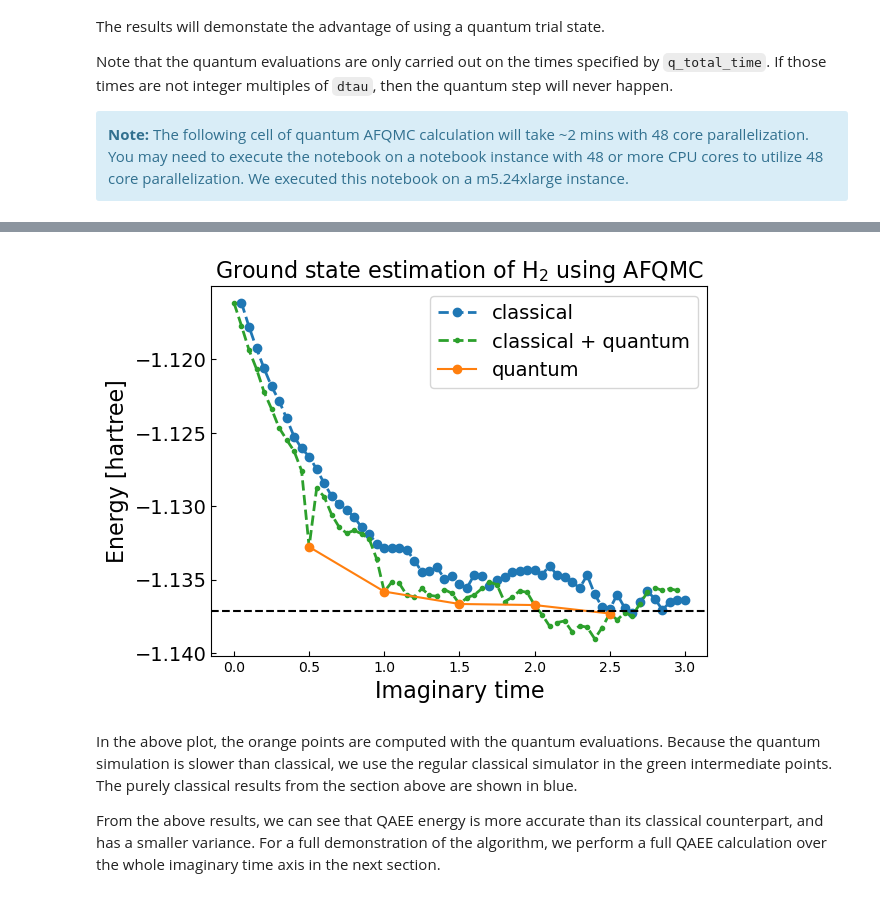
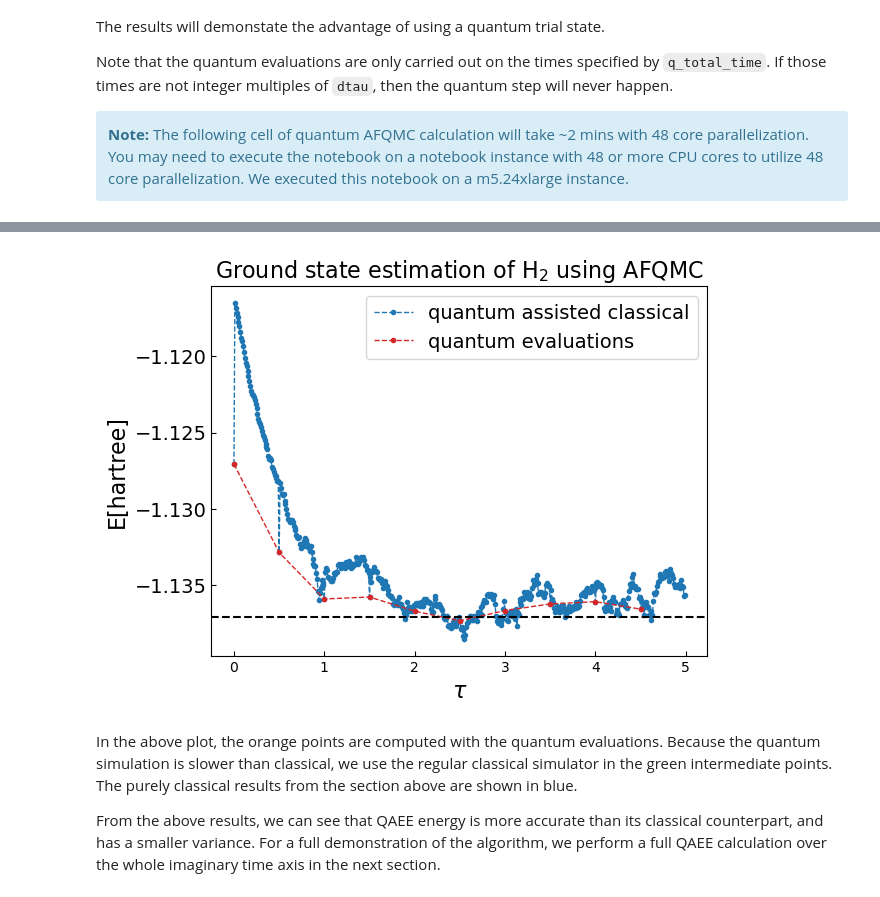
Before and after one commit to BenchenH/amazon-braket-examples, a Jupyter notebook: examples/hybrid_quantum_algorithms/Quantum_Monte_Carlo_Chemistry/Quantum_Monte_Carlo_Chemistry.ipynb, the cells around one changed output, grey strips where cells are left out. Cells and saved outputs as stored; diff of their text form; code cells hidden in the pictures.

```diff
--- a/examples/hybrid_quantum_algorithms/Quantum_Monte_Carlo_Chemistry/Quantum_Monte_Carlo_Chemistry.ipynb
+++ b/examples/hybrid_quantum_algorithms/Quantum_Monte_Carlo_Chemistry/Quantum_Monte_Carlo_Chemistry.ipynb
@@ -472,18 +450,22 @@ Note that the quantum evaluations are only carried out on the times specified by
 <b>Note:</b> The following cell of quantum AFQMC calculation will take ~2 mins with 48 core parallelization. You may need to execute the notebook on a notebook instance with 48 or more CPU cores to utilize 48 core parallelization. We executed this notebook on a m5.24xlarge instance.
 </div>
 # %%
+import pennylane as qml
+
 %%time
-from afqmc.quantum_afqmc_pennylane import qAFQMC
+from afqmc.quantum_afqmc_pennylane import quantum_afqmc
+
+dtau = 0.01
+num_steps = 500
+num_walkers = 1000
 
 dev = qml.device("lightning.qubit", wires=4)
 
-q_total_time = [0.5, 1.0, 1.5, 2.0, 2.5, 3.0]  # make sure they are multiples of dtau
+quantum_times = [dtau * i for i in range(0, num_steps, 50)]
 
-dtau = 0.05
-num_steps = 60
-num_walkers = 2000
+print(f"Quantum evaluation of enerngy will happen at times: \n {quantum_times}")
 
-c_fallback_times, qtimes, cE_list, qE_list, E_list = qAFQMC(
-    q_total_time, num_walkers, num_steps, dtau, trial, prop, dev, max_pool=24
+quantum_energies, weighted_es = quantum_afqmc(
+    quantum_times, num_walkers, num_steps, dtau, trial, prop, max_pool=96, dev=dev
 )
 # %% [output]
@@ -492,42 +485,35 @@ Wall time: 2min 58s
 # %%
-plt.clf()
+import matplotlib.pyplot as plt
+
+%matplotlib inline
 plt.plot(
-    classical_times,
-    classical_energies,
+    dtau * np.arange(num_steps),
+    weighted_es,
     linestyle="dashed",
-    marker="o",
+    marker=".",
     color="tab:blue",
-    linewidth=2,
-    label="classical",
+    linewidth=1,
+    label="quantum assisted classical",
 )
 plt.plot(
-    sorted(c_fallback_times + qtimes),
-    E_list,
+    quantum_times,
+    quantum_energies,
     linestyle="dashed",
-    marker="o",
-    markersize=3,
-    color="tab:green",
-    linewidth=2,
-    label="classical + quantum",
-)
-plt.plot(
-    qtimes,
-    qE_list,
-    linestyle="-",
-    marker="o",
-    color="tab:orange",
-    label="quantum",
+    marker=".",
+    color="tab:red",
+    linewidth=1,
+    label="quantum evaluations",
 )
 plt.axhline(-1.137117067345732, linestyle="dashed", color="black")
 plt.title(r"Ground state estimation of H$_2$ using AFQMC", fontsize=16)
-plt.legend(fontsize=14, loc="best")
-plt.xlabel("Imaginary time", fontsize=16)
-plt.ylabel("Energy [hartree]", fontsize=16)
+plt.legend(fontsize=14, loc="upper right")
+plt.xlabel(r"$\tau$", fontsize=16)
+plt.ylabel("E[hartree]", fontsize=16)
 plt.yticks(fontsize=14)
 plt.tick_params(direction="in")
 plt.show()
 # %% [output]
-[figure, old version]
+[figure, new version]
 # %% [markdown]
 In the above plot, the orange points are computed with the quantum evaluations. Because the quantum simulation is slower than classical, we use the regular classical simulator  in the green intermediate points. The purely classical results from the section above are shown in blue.
 
```
Also changed, not shown: parts of 8 cells of this notebook.
